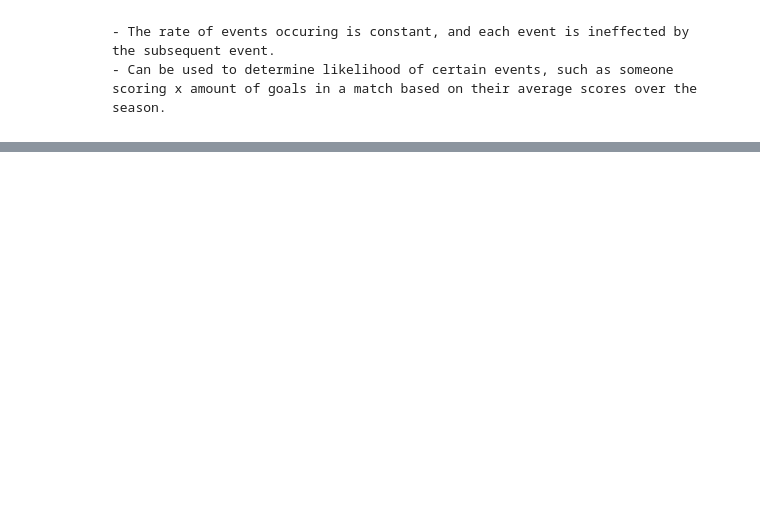
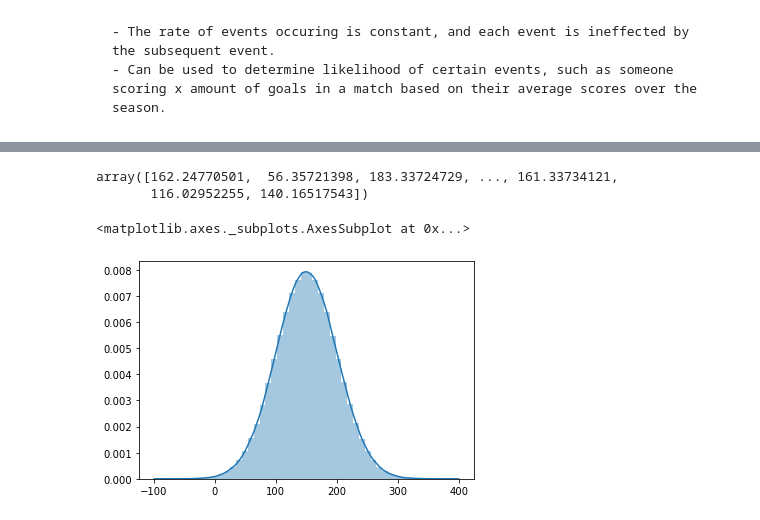
Before and after one commit to Crash-Bandicode/numpy-random, a Jupyter notebook: numpy.random.ipynb, the cells around one changed output, grey strips where cells are left out. Cells and saved outputs as stored; diff of their text form; code cells hidden in the pictures; blank space fills up the shorter version.

Commit message:
Added normal section

```diff
--- a/numpy.random.ipynb
+++ b/numpy.random.ipynb
@@ -586,0 +603,12 @@ plt.hist(h)
+# %%
+i, j = 150, 50
+k = rng.normal(i, j, 1000000)
+k
+# %% [output]
+array([162.24770501,  56.35721398, 183.33724729, ..., 161.33734121,
+       116.02952255, 140.16517543])
+# %%
+sns.distplot(k)
+# %% [output]
+<matplotlib.axes._subplots.AxesSubplot at 0x...>
+[figure, added]
```
Also changed, not shown: parts of 44 cells of this notebook.
